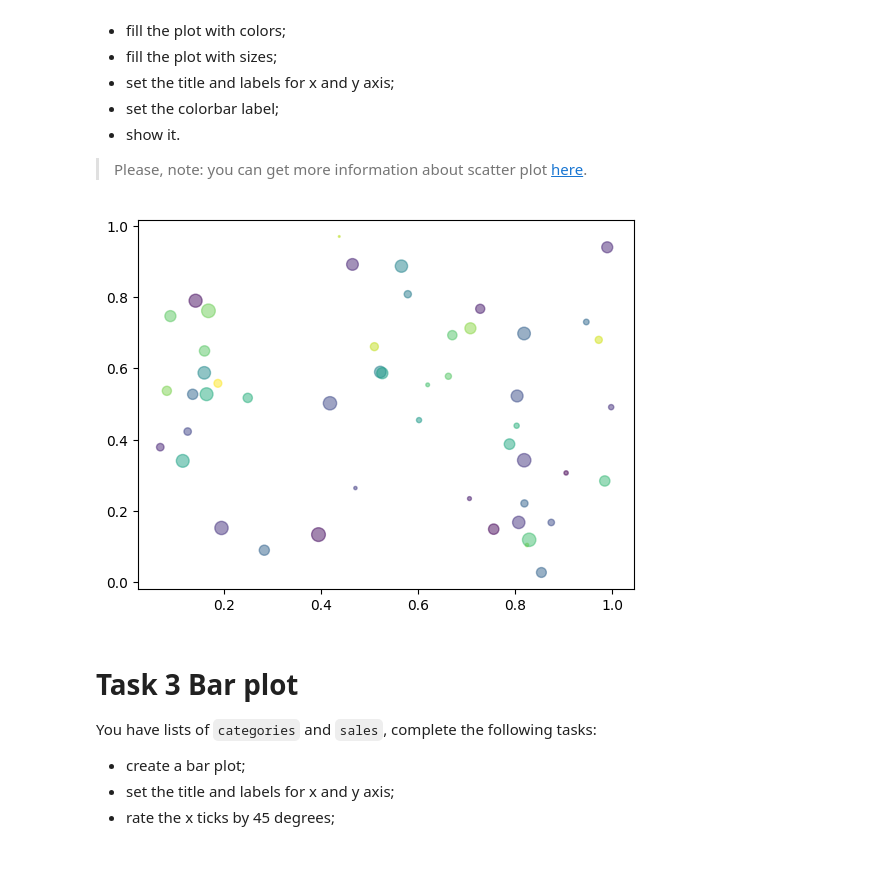
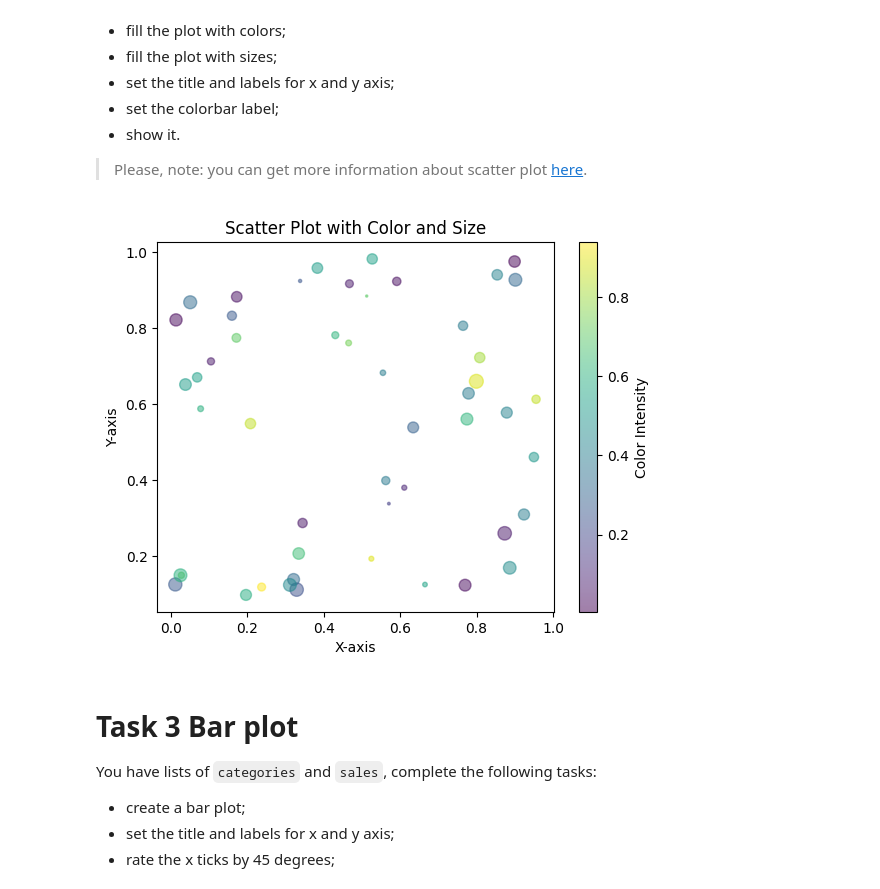
Before and after one commit to mate-academy/py-matplotlib, a Jupyter notebook: app/matplotlib.ipynb, the cells around one changed output. Cells and saved outputs as stored; diff of their text form; code cells hidden in the pictures; blank space fills up the shorter version.

```diff
--- a/app/matplotlib.ipynb
+++ b/app/matplotlib.ipynb
@@ -44,13 +44,17 @@ Complete the following tasks:
 # %%
 x = np.random.rand(50)
 y = np.random.rand(50)
 colors = np.random.rand(50)
 sizes = 100 * np.random.rand(50)
-
-plt.scatter(x, y, s=sizes, c=colors, alpha=0.5)
+scatter = plt.scatter(x, y, s=sizes, c=colors, alpha=0.5, cmap='viridis')
+plt.title("Scatter Plot with Color and Size")
+plt.xlabel("X-axis")
+plt.ylabel("Y-axis")
+cbar = plt.colorbar(scatter)
+cbar.set_label("Color Intensity")
 plt.show()
 # %% [output]
-[figure, old version]
+[figure, new version]
 # %% [markdown]
 # Task 3 Bar plot
 
```
Also changed, not shown: parts of 1 cell of this notebook.
